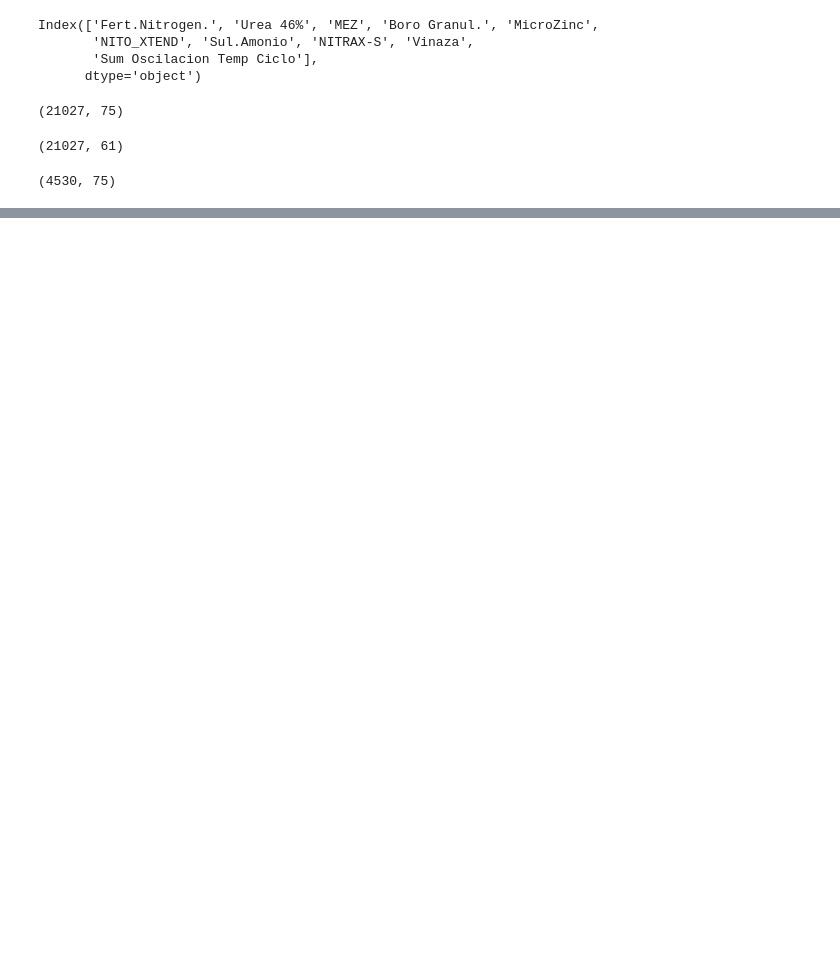
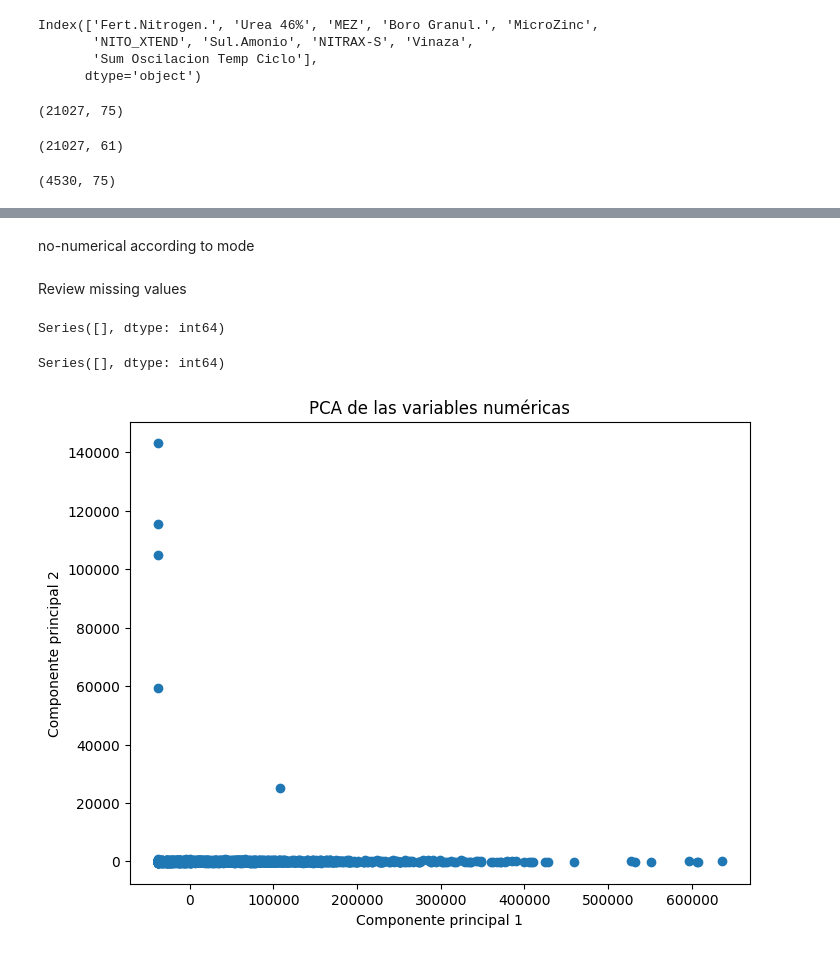
Before and after one commit to SimonGarcia01/sugarmill-analysis, a Jupyter notebook: EDA/EDA.ipynb, the cells around one changed output, grey strips where cells are left out. Saved outputs shown, nothing was run; the diff lists cells and outputs as text; code cells hidden in the pictures; blank space fills up the shorter version.

Commit message:
EDA applied: replaced missing values for DFs

```diff
--- a/EDA/EDA.ipynb
+++ b/EDA/EDA.ipynb
@@ -16,7 +11,7 @@ import seaborn as sns
 # %% [markdown]
 # Historico_Suertes
 # %%
-dfHS = pd.read_excel('../data/HISTORICO_SUERTES.xlsx', sheet_name="Hoja1", header=0)
+dfHS = pd.read_excel('HISTORICO_SUERTES.xlsx', sheet_name="Hoja1", header=0)
 dfHS.head(5)
 # %% [output]
 |  | Período | Hacienda | Nombre | Zona | Tenencia | Suerte | Suelo | Area Neta | Dist Km | Variedad | ... |
@@ -101,0 +134,4 @@ dfHS_newmetrics.shape
+# %%
+_numerical = dfHS_newmetrics.select_dtypes(include=['number'])
+
+_no_numerical = dfHS_newmetrics.select_dtypes(exclude=['number'])
@@ -101,0 +187,8 @@ dfHS_newmetrics.shape
+# %%
+skewness = _numerical.skew()
+kurtosis = _numerical.kurtosis()
+
+print("Skewness for column:")
+print(skewness)
+print("\kurtosis for column:")
+print(kurtosis)
@@ -101,0 +213,8 @@ dfHS_newmetrics.shape
+# %%
+for col in _numerical.select_dtypes(include=['float64', 'int64']).columns:
+    if abs(skewness[col]) > 1 or kurtosis[col] > 3:
+        _numerical[col] = _numerical[col].fillna(_numerical[col].median())  # Replace for median
+    else:
+        _numerical[col] = _numerical[col].fillna(_numerical[col].mean())  # Replace for mean
+# %% [markdown]
+no-numerical according to mode
@@ -101,0 +224,34 @@ dfHS_newmetrics.shape
+# %% [markdown]
+Review missing values
+# %%
+missing_values = _no_numerical.isna().sum()
+
+columns_with_missing_values = missing_values[missing_values > 0]
+
+print(columns_with_missing_values)
+# %% [output]
+Series([], dtype: int64)
+# %%
+missing_values = _numerical.isna().sum()
+
+columns_with_missing_values = missing_values[missing_values > 0]
+
+print(columns_with_missing_values)
+# %% [output]
+Series([], dtype: int64)
+# %%
+from sklearn.decomposition import PCA
+
+# Reducir a 2 dimensiones con PCA para visualización
+pca = PCA(n_components=2)
+_numerical_reduced = pca.fit_transform(_numerical)
+
+# Graficar las dos primeras componentes principales
+plt.figure(figsize=(8, 6))
+plt.scatter(_numerical_reduced[:, 0], _numerical_reduced[:, 1])
+plt.title('PCA de las variables numéricas')
+plt.xlabel('Componente principal 1')
+plt.ylabel('Componente principal 2')
+plt.show()
+# %% [output]
+[figure, added]
```
Also changed, not shown: parts of 42 cells of this notebook.
